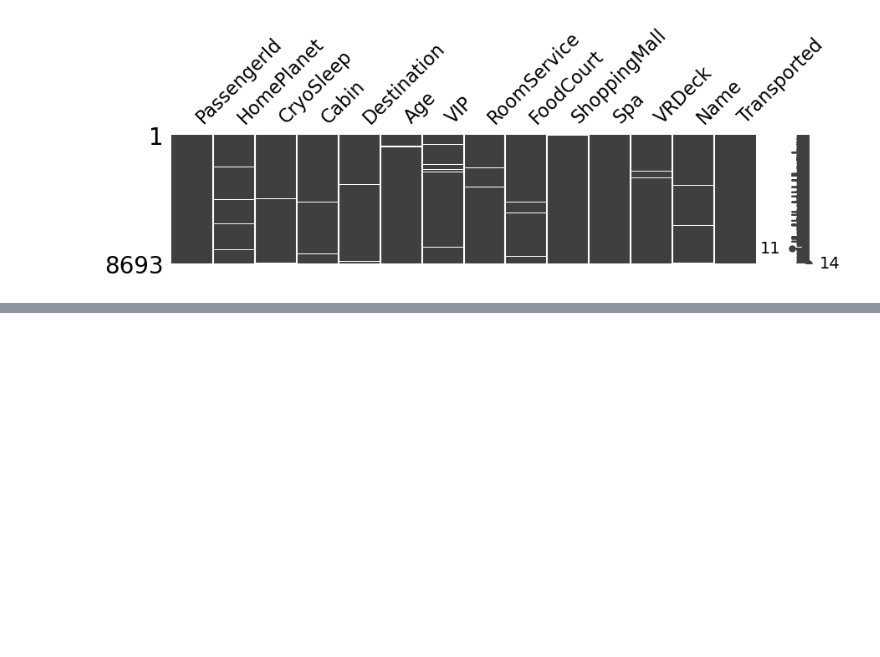
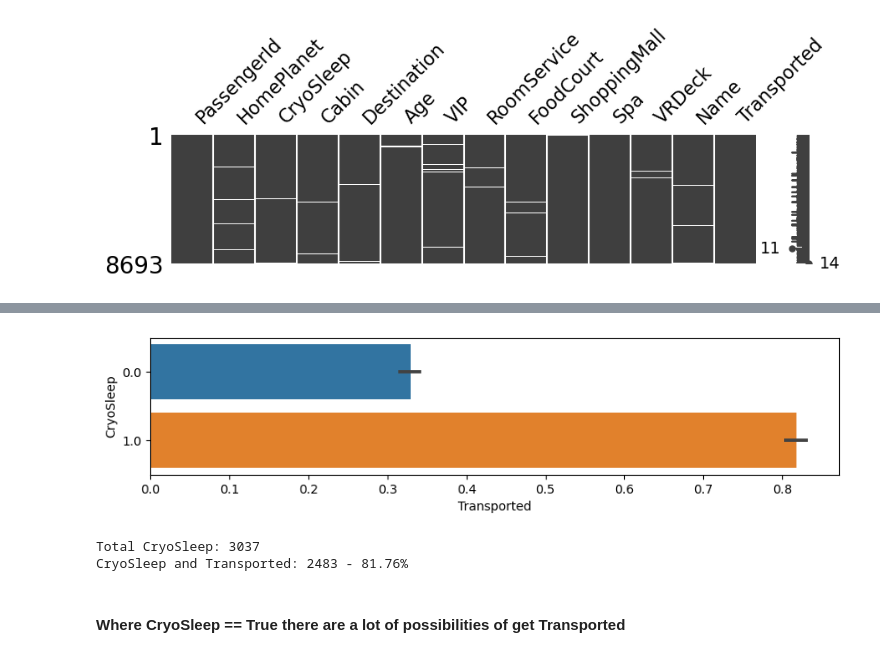
Before and after one commit to Manuelsierra95/data-science, a Jupyter notebook: Spaceship-Titanic/Spaceship Titanic.ipynb, the cells around one changed output, grey strips where cells are left out. Drawn from its saved outputs; the diff is of its cells as text; code cells hidden in the pictures; blank space fills up the shorter version.

```diff
--- a/Spaceship-Titanic/Spaceship Titanic.ipynb
+++ b/Spaceship-Titanic/Spaceship Titanic.ipynb
@@ -134,0 +135,18 @@ plt.show();
+# %%
+fig, ax = plt.subplots(ncols=1, nrows=1, figsize=(10,2))
+ax = sns.barplot(data=train_df, x='Transported', y='CryoSleep', orient='h')
+plt.show()
+count = 0
+for n in range(len(train_df)):
+    if train_df.iloc[n]['CryoSleep'] == 1 and train_df.iloc[n]['Transported'] == 1:
+        count += 1
+
+cryo_tran_percent = count * 100 / train_df['CryoSleep'].where(train_df['CryoSleep']== 1).count()
+print(f"Total CryoSleep: {train_df['CryoSleep'].where(train_df['CryoSleep'] == 1).count()}")
+print(f"CryoSleep and Transported: {count} - {cryo_tran_percent:.2f}%")
+# %% [output]
+[figure, added]
+Total CryoSleep: 3037
+CryoSleep and Transported: 2483 - 81.76%
+# %% [markdown]
+#### Where CryoSleep == True there are a lot of possibilities of get Transported
```
Also changed, not shown: parts of 38 cells of this notebook, 6 other files.
